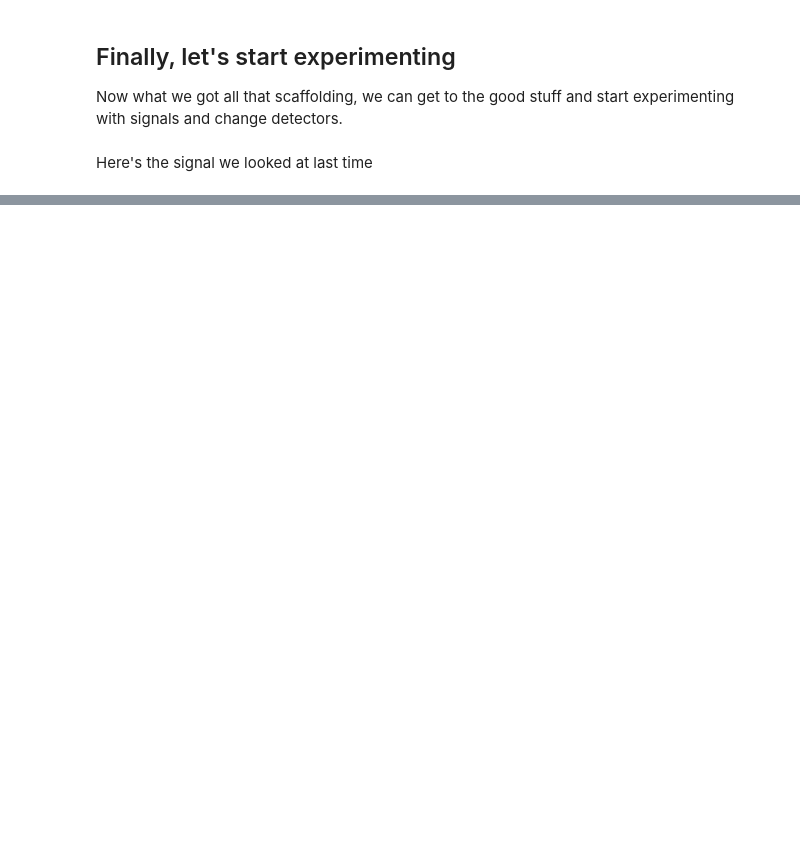
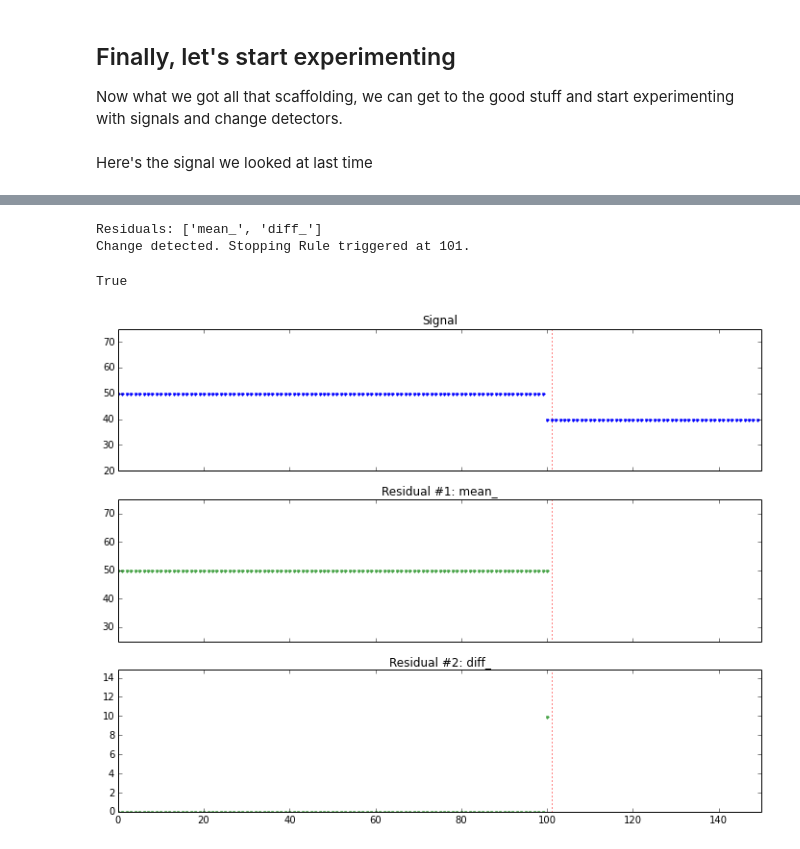
Before and after one commit to amanahuja/change-detection-tutorial, a Jupyter notebook: ipynb/section_01_Trivial.ipynb, the cells around one changed output, grey strips where cells are left out. Saved outputs shown, nothing was run; the diff lists cells and outputs as text; code cells hidden in the pictures; blank space fills up the shorter version.

```diff
--- a/ipynb/section_01_Trivial.ipynb
+++ b/ipynb/section_01_Trivial.ipynb
@@ -70,5 +72,5 @@ What we'll do is collect the mean, and create a stopping rules based on if the a
 # %%
-class cd_static_mean_detector(change_detector):
+class static_mean_detector(ChangeDetector):
     """
     A change detection algorithm.
 
@@ -78,33 +80,39 @@ class cd_static_mean_detector(change_detector):
     """
 
     def __init__(self, threshold=0.05):
-        #hyper-parameter(s)
+        super( static_mean_detector, self ).__init__()
+
+        # hyper-parameter(s)
         self.threshold = threshold
 
-        #Interim and calculated values
-        self.signal_size = 0
-        self.total_val = 0
-
-        #... and residuals
-        self.diff_ = np.nan #np.zeros(1)
-        self.mean_ = np.nan #np.zeros(1)
+        # new residuals(s)
+        self.diff_ = np.nan
 
     def update_residuals(self, new_signal_value):
+        self._update_base_residuals(new_signal_value)
+
         #Update residuals
-        self.signal_size += 1
-        self.total_val += new_signal_value
         self.mean_ = self.total_val / self.signal_size
         self.diff_ = np.absolute(self.mean_ - new_signal_value)
 
     def check_stopping_rules(self, new_signal_value):
-        rules_triggered = False
         #check if new value is more than % different from mean
         threshold_level = self.mean_ * self.threshold
 
         if self.diff_ > threshold_level:
-            #import pdb; pdb.set_trace();
-            rules_triggered = True
-        return rules_triggered
+            self.rules_triggered = True
 
     def step(self, new_signal_value):
         return self._step(new_signal_value)
+# %%
+# Create detector
+# We'll call it 'cd' for 'change detector'
+cd = static_mean_detector(threshold=0.01)
+
+#residuals = cd.run_online_simulation(sig1, static_mean_detector)
+cd.run(sig1, plot=True)
+# %% [output]
+Residuals: ['mean_', 'diff_']
+Change detected. Stopping Rule triggered at 101.
+True
+[figure, added]
```
Also changed, not shown: parts of 21 cells of this notebook, 1 other file.
